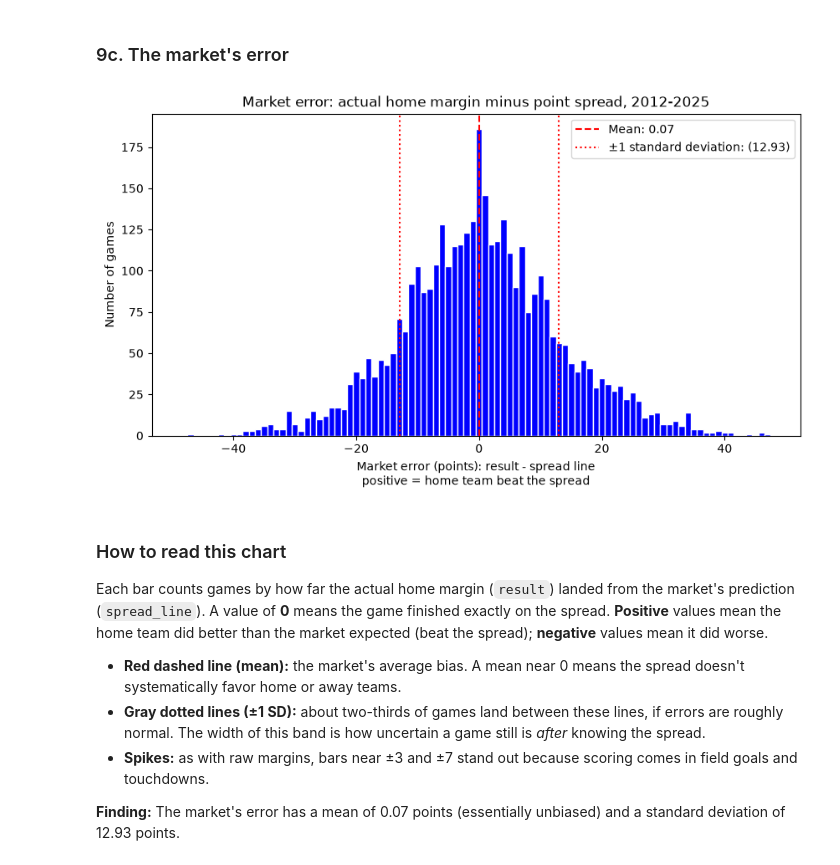
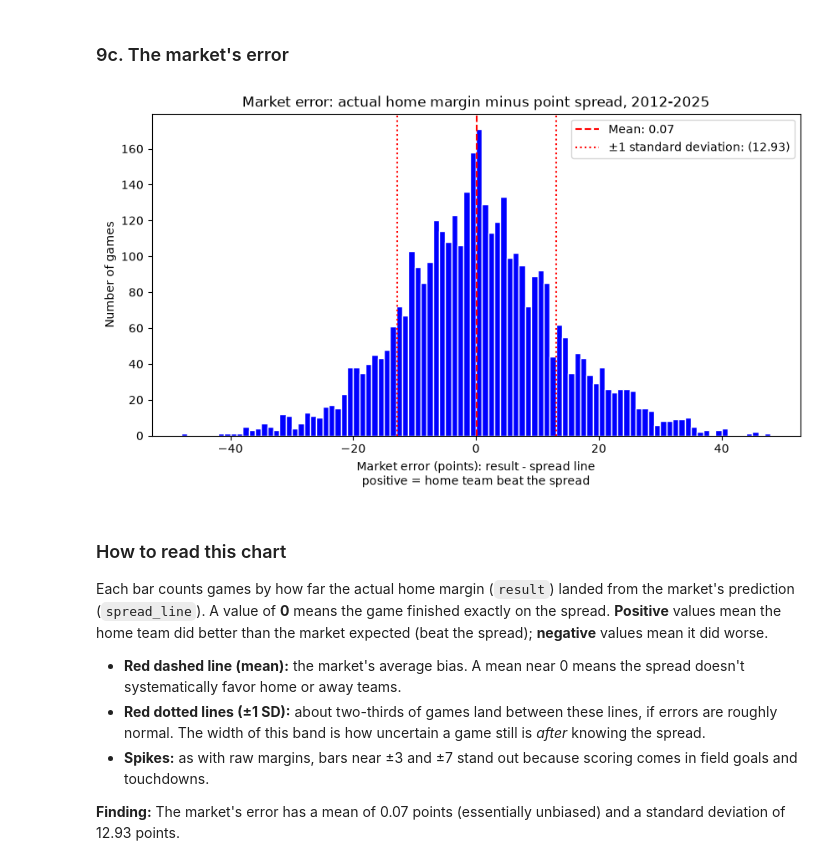
Before and after one commit to grant-jones1/NFL-model, a Jupyter notebook: notebooks/01_data_exploration.ipynb, the cells around one changed output. Cells and saved outputs as stored; diff of their text form; code cells hidden in the pictures.

```diff
--- a/notebooks/01_data_exploration.ipynb
+++ b/notebooks/01_data_exploration.ipynb
@@ -550,25 +558,25 @@ reg_home.groupby(reg_home["season"].apply(era))["result"].agg(["mean", "std", "c
 # %%
 spread_margins = games["result"] - games["spread_line"]
 
-bins = np.arange(spread_margins.min() - 1, spread_margins.max() + 1, 1)
+bins = np.arange(spread_margins.min() - 0.5, spread_margins.max() + 1.5, 1)
 
 fig, ax = plt.subplots(figsize = (10,5))
 ax.hist(spread_margins, bins = bins, color = 'blue', edgecolor = 'white')
 
 ax.axvline(spread_margins.mean(), color = 'red', linestyle = '--', label = f"Mean: {spread_margins.mean():.2f}")
 ax.axvline(spread_margins.mean() - spread_margins.std(), color = 'red', linestyle = ":")
 ax.axvline(spread_margins.mean() + spread_margins.std(), color = 'red', linestyle = ":",
            label = f"±1 standard deviation: ({spread_margins.std():.2f})")
 
 ax.set_xlabel("Market error (points): result - spread line\n"
               "positive = home team beat the spread")
 ax.set_ylabel("Number of games")
 ax.set_title("Market error: actual home margin minus point spread, 2012-2025")
 
 ax.legend()
 plt.show()
 # %% [output]
-[figure, old version]
+[figure, new version]
 # %% [markdown]
 ### How to read this chart
 
@@ -579,7 +587,7 @@ expected (beat the spread); **negative** values mean it did worse.
 
 - **Red dashed line (mean):** the market's average bias. A mean near 0 means the
   spread doesn't systematically favor home or away teams.
-- **Gray dotted lines (±1 SD):** about two-thirds of games land between these lines,
+- **Red dotted lines (±1 SD):** about two-thirds of games land between these lines,
   if errors are roughly normal. The width of this band is how uncertain a game
   still is *after* knowing the spread.
 - **Spikes:** as with raw margins, bars near ±3 and ±7 stand out because scoring
```
Also changed, not shown: parts of 14 cells of this notebook, 7 other files.
